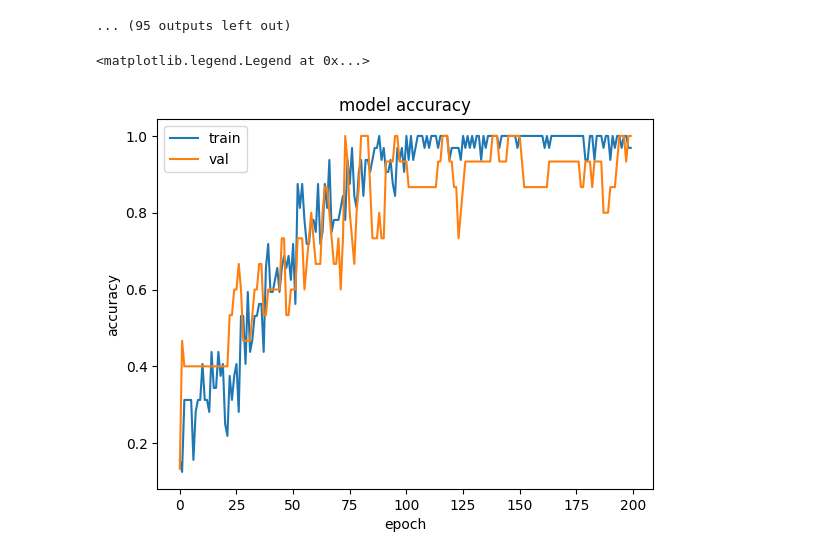
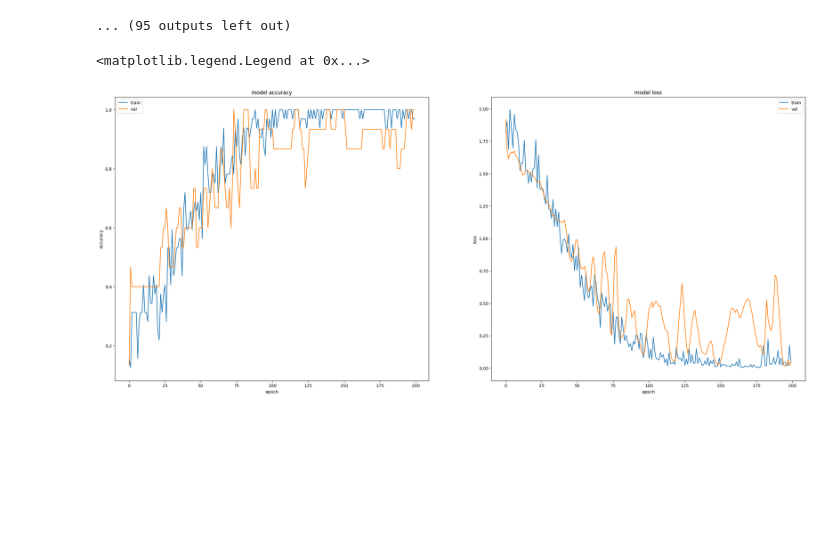
Before and after one commit to andreasZel/AIDL_A02_PROJECT_ZELIOS_ANDREAS, a Jupyter notebook: project_aidlA02_zelios_andreas_0142.ipynb, the cells around one changed output. Cells and saved outputs as stored; diff of their text form; code cells hidden in the pictures; blank space fills up the shorter version.

```diff
--- a/project_aidlA02_zelios_andreas_0142.ipynb
+++ b/project_aidlA02_zelios_andreas_0142.ipynb
@@ -165,12 +161,22 @@ Epoch 12: val_loss improved from 1.55552 to 1.51988, saving model to best_model1
 WARNING:absl:You are saving your model as an HDF5 file via `model.save()` or `keras.saving.save_model(model)`. This file format is considered legacy. We recommend using instead the native Keras format ...
 ... (95 outputs left out)
 # %%
+plt.figure(figsize=(29, 12))
+plt.subplot(1, 2, 1)
 plt.plot(history_1.history['accuracy'])
 plt.plot(history_1.history['val_accuracy'])
 plt.title('model accuracy')
 plt.ylabel('accuracy')
 plt.xlabel('epoch')
 plt.legend(['train', 'val'], loc='upper left')
+
+plt.subplot(1, 2, 2)
+plt.plot(history_1.history['loss'])
+plt.plot(history_1.history['val_loss'])
+plt.title('model loss')
+plt.ylabel('loss')
+plt.xlabel('epoch')
+plt.legend(['train', 'val'], loc='upper right')
 # %% [output]
 <matplotlib.legend.Legend at 0x...>
-[figure, old version]
+[figure, new version]
```
Also changed, not shown: parts of 5 cells of this notebook.
